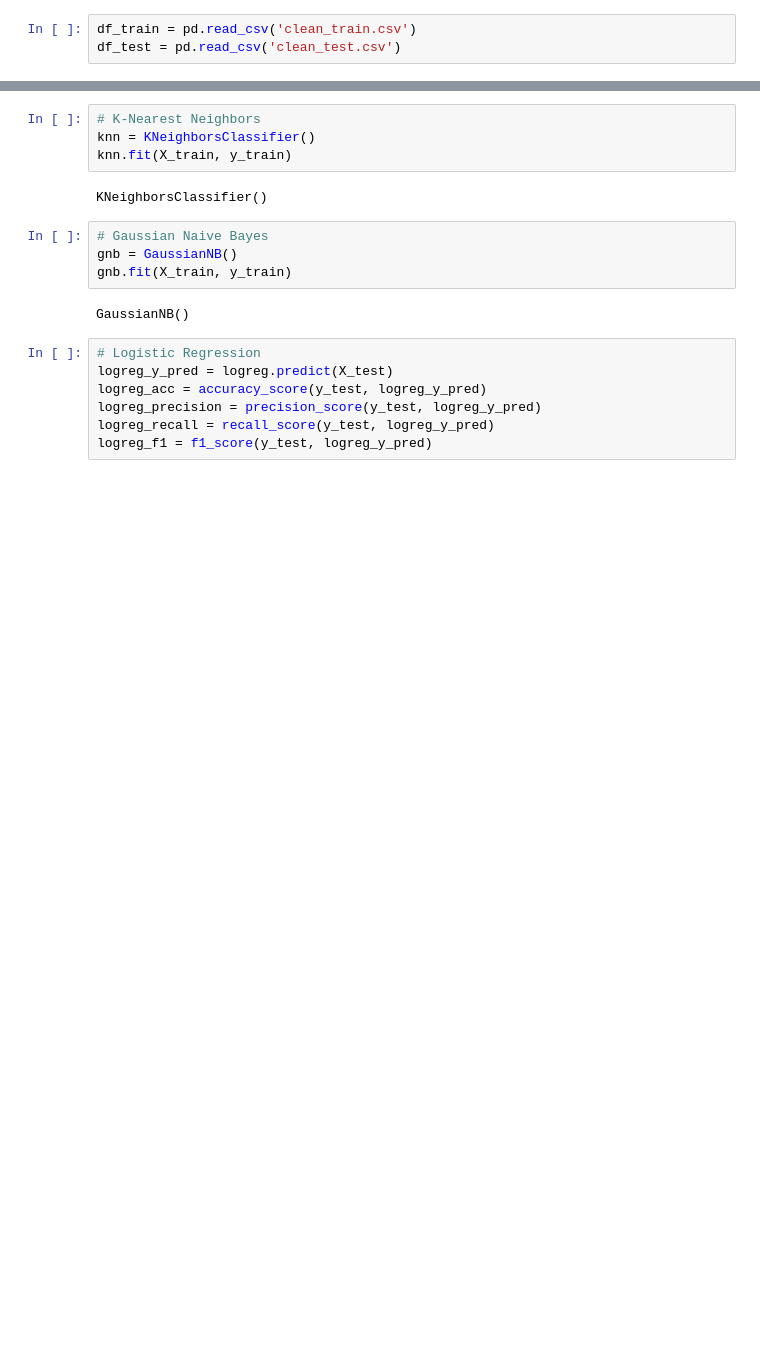
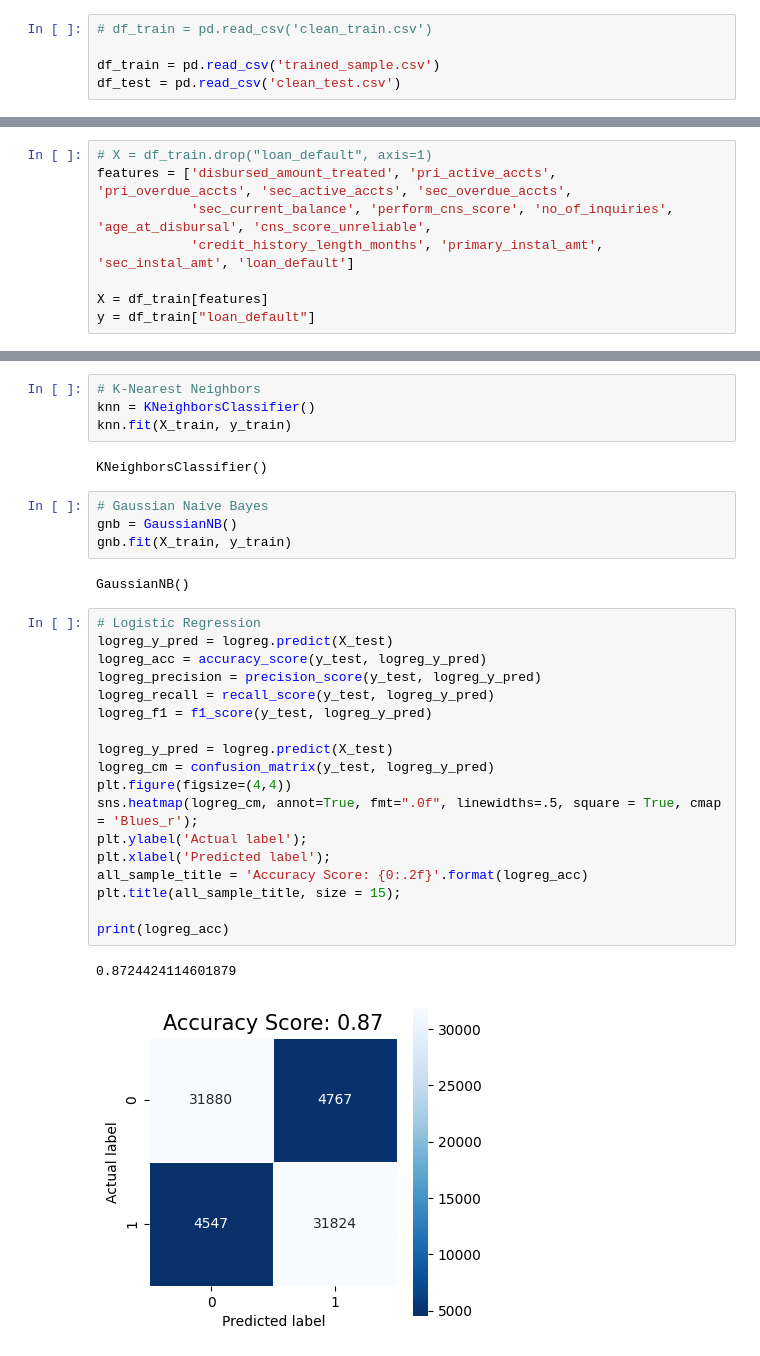
Before and after one commit to elee190/automobile-loan-default, a Jupyter notebook: Testing.ipynb, the cells around one changed output, grey strips where cells are left out. Saved outputs shown, nothing was run; the diff lists cells and outputs as text; blank space fills up the shorter version.

Commit message:
Confusion Matrices
Updated Confusion

```diff
--- a/Testing.ipynb
+++ b/Testing.ipynb
@@ -97,5 +90,7 @@ def cleaner(dataframe, name):
 cleaner(df_train, 'train')
 cleaner(df_test, 'test')
 # %%
-df_train = pd.read_csv('clean_train.csv')
+# df_train = pd.read_csv('clean_train.csv')
+
+df_train = pd.read_csv('trained_sample.csv')
 df_test = pd.read_csv('clean_test.csv')
@@ -105,3 +97,11 @@ y = df_train["loan_default"]
+# %%
+# X = df_train.drop("loan_default", axis=1)
+features = ['disbursed_amount_treated', 'pri_active_accts',  'pri_overdue_accts', 'sec_active_accts', 'sec_overdue_accts',
+            'sec_current_balance', 'perform_cns_score', 'no_of_inquiries', 'age_at_disbursal', 'cns_score_unreliable',
+            'credit_history_length_months', 'primary_instal_amt', 'sec_instal_amt', 'loan_default']
+
+X = df_train[features]
+y = df_train["loan_default"]
 # %%
 scaler = StandardScaler()
 X_scaled = scaler.fit_transform(X)
@@ -137,10 +137,24 @@ GaussianNB()
 # %%
 # Logistic Regression
 logreg_y_pred = logreg.predict(X_test)
 logreg_acc = accuracy_score(y_test, logreg_y_pred)
 logreg_precision = precision_score(y_test, logreg_y_pred)
 logreg_recall = recall_score(y_test, logreg_y_pred)
 logreg_f1 = f1_score(y_test, logreg_y_pred)
+
+logreg_y_pred = logreg.predict(X_test)
+logreg_cm = confusion_matrix(y_test, logreg_y_pred)
+plt.figure(figsize=(4,4))
+sns.heatmap(logreg_cm, annot=True, fmt=".0f", linewidths=.5, square = True, cmap = 'Blues_r');
+plt.ylabel('Actual label');
+plt.xlabel('Predicted label');
+all_sample_title = 'Accuracy Score: {0:.2f}'.format(logreg_acc)
+plt.title(all_sample_title, size = 15);
+
+print(logreg_acc)
+# %% [output]
+0.8724424114601879
+[figure, added]
 # %%
 # Decision Tree
 dt_y_pred = dt.predict(X_test)
```
Also changed, not shown: parts of 7 cells of this notebook.
